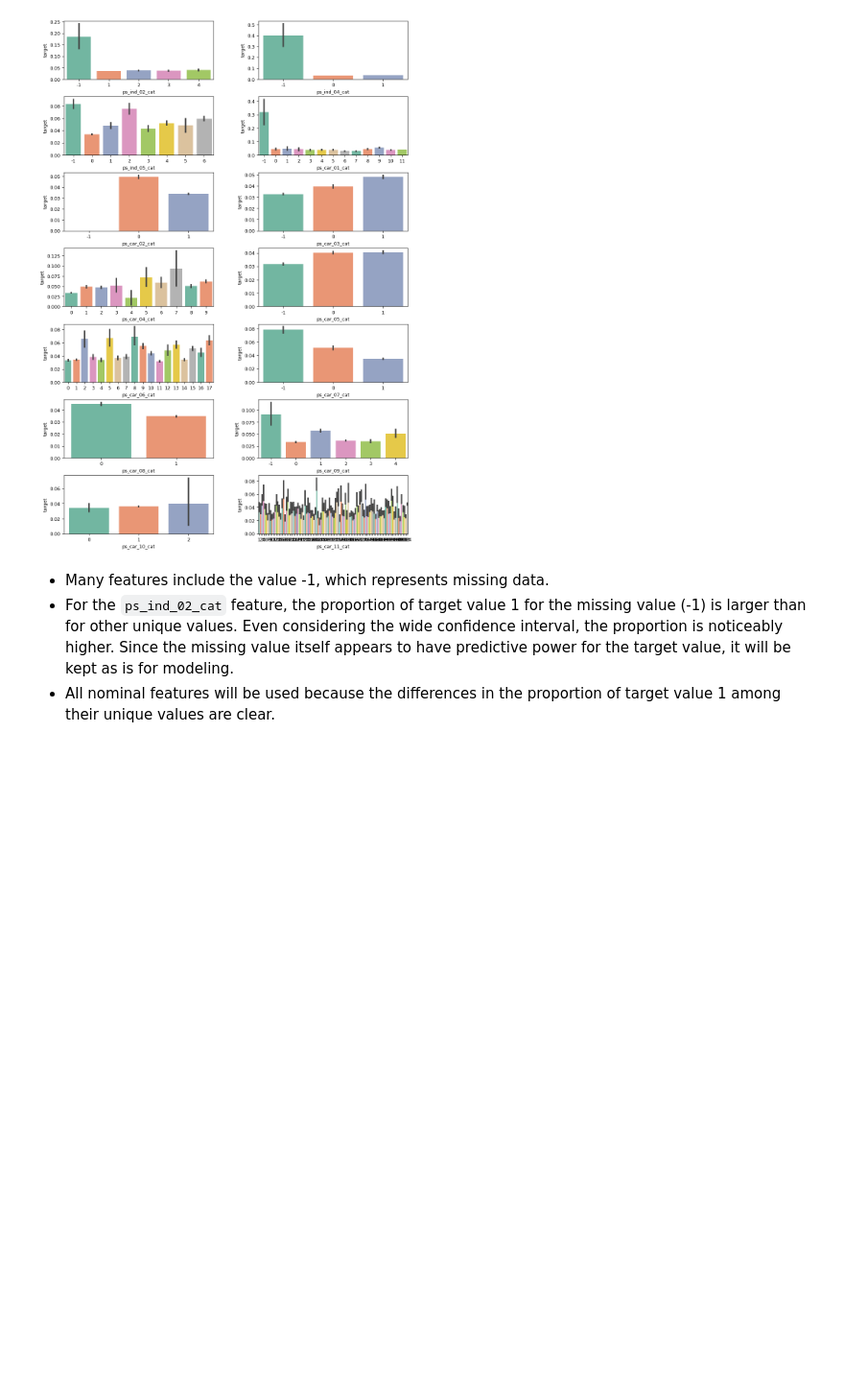
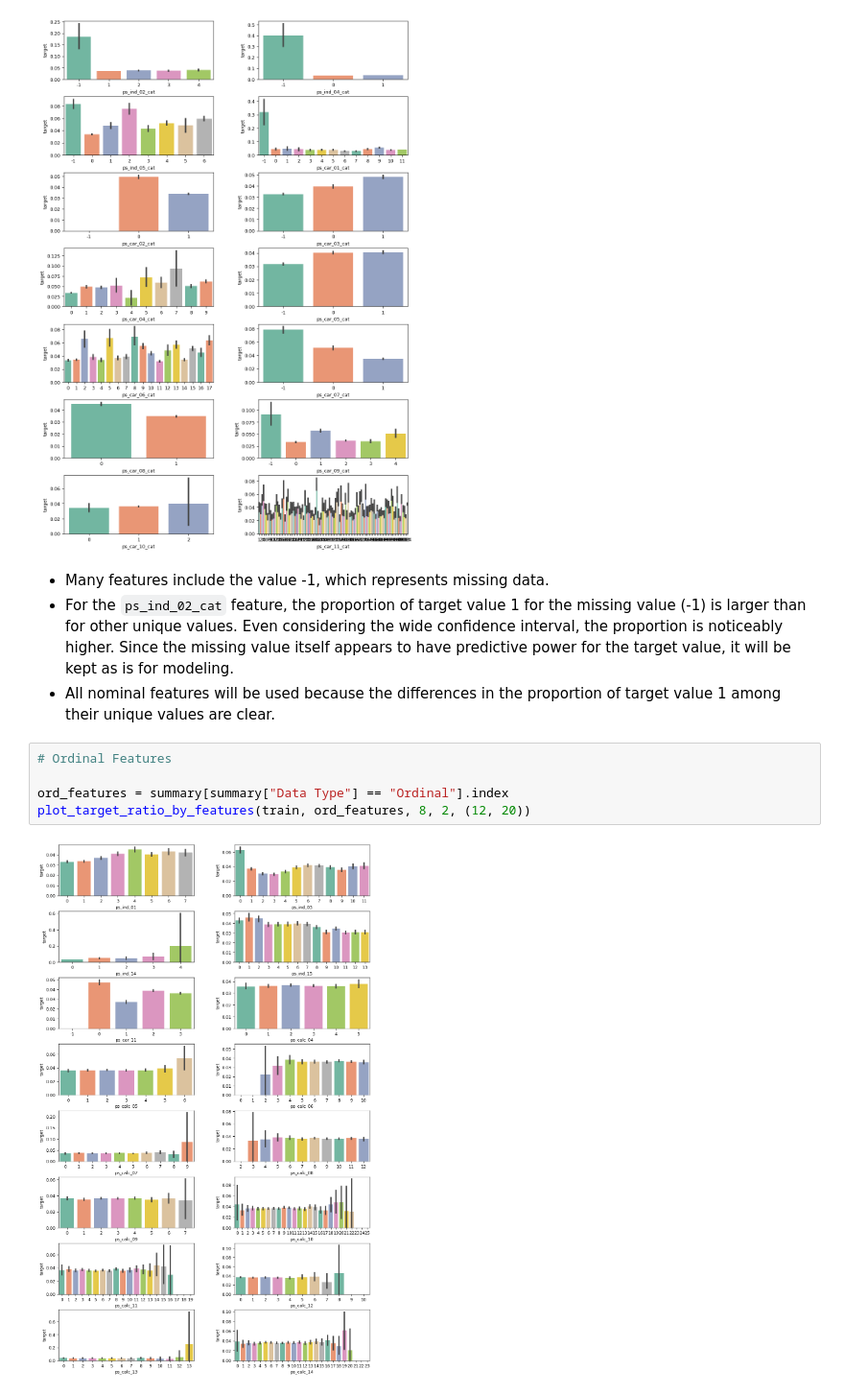
Before and after one commit to Bonniecoleman/Kaggle_competition, a Jupyter notebook: Porto Driver's Safe Driver Prediction/first_submission.ipynb, the cells around one changed output. Shown at 96% size. Drawn from its saved outputs; the diff is of its cells as text; blank space fills up the shorter version.

```diff
--- a/Porto Driver's Safe Driver Prediction/first_submission.ipynb
+++ b/Porto Driver's Safe Driver Prediction/first_submission.ipynb
@@ -197,3 +202,10 @@ plot_target_ratio_by_features(train, nom_features, 7, 2)
 - Many features include the value -1, which represents missing data.
 - For the `ps_ind_02_cat` feature, the proportion of target value 1 for the missing value (-1) is larger than for other unique values. Even considering the wide confidence interval, the proportion is noticeably higher. Since the missing value itself appears to have predictive power for the target value, it will be kept as is for modeling.
 - All nominal features will be used because the differences in the proportion of target value 1 among their unique values are clear.
+# %%
+# Ordinal Features
+
+ord_features = summary[summary["Data Type"] == "Ordinal"].index
+plot_target_ratio_by_features(train, ord_features, 8, 2, (12, 20))
+# %% [output]
+[figure, added]
```
Also changed, not shown: parts of 24 cells of this notebook, 1 other file.
